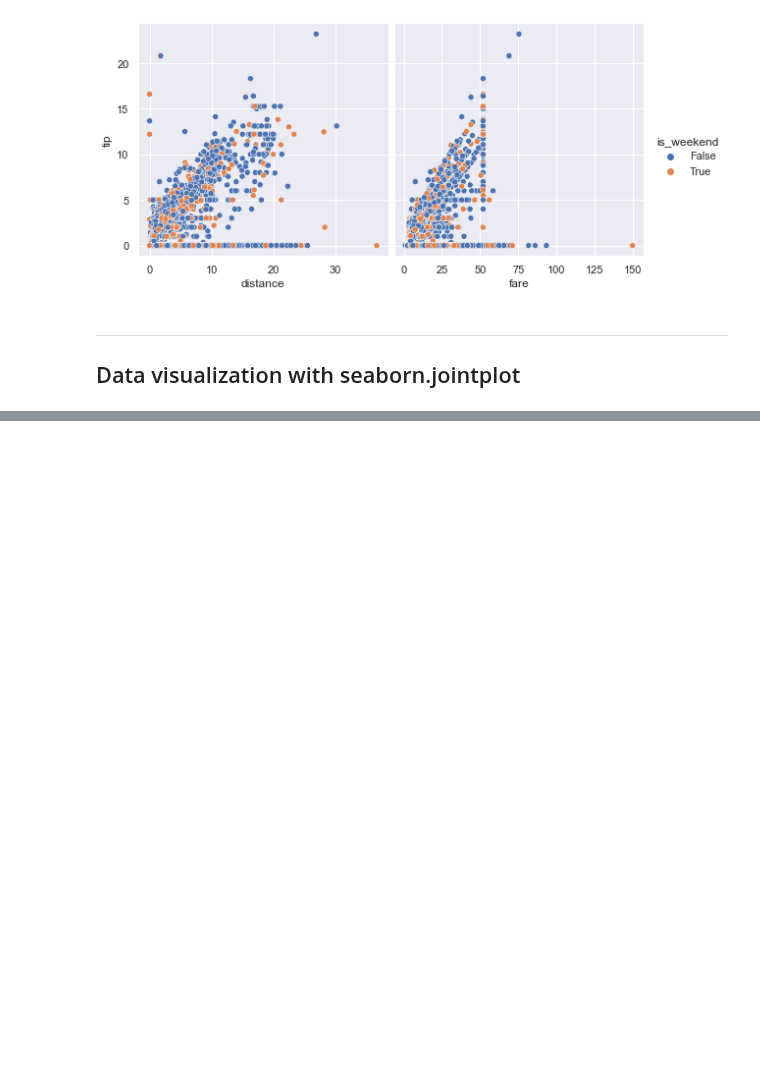
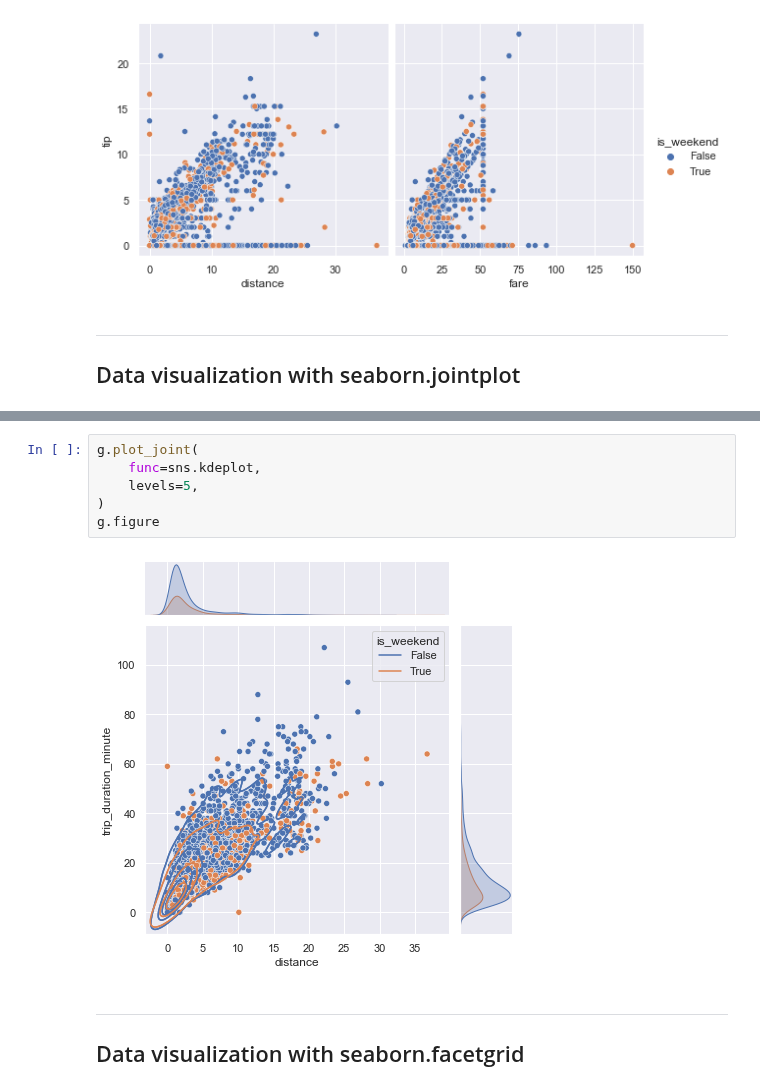
Before and after one commit to hyoaru/dsa-libraries-test, a Jupyter notebook: seaborn.ipynb, the cells around one changed output, grey strips where cells are left out. Cells and saved outputs as stored; diff of their text form; blank space fills up the shorter version.

```diff
--- a/seaborn.ipynb
+++ b/seaborn.ipynb
@@ -556,0 +581,11 @@ sns.pairplot(
+# %%
+g.plot_joint(
+    func=sns.kdeplot,
+    levels=5,
+)
+g.figure
+# %% [output]
+[figure, added]
+# %% [markdown]
+---
+## Data visualization with seaborn.facetgrid
```
Also changed, not shown: parts of 3 cells of this notebook.
